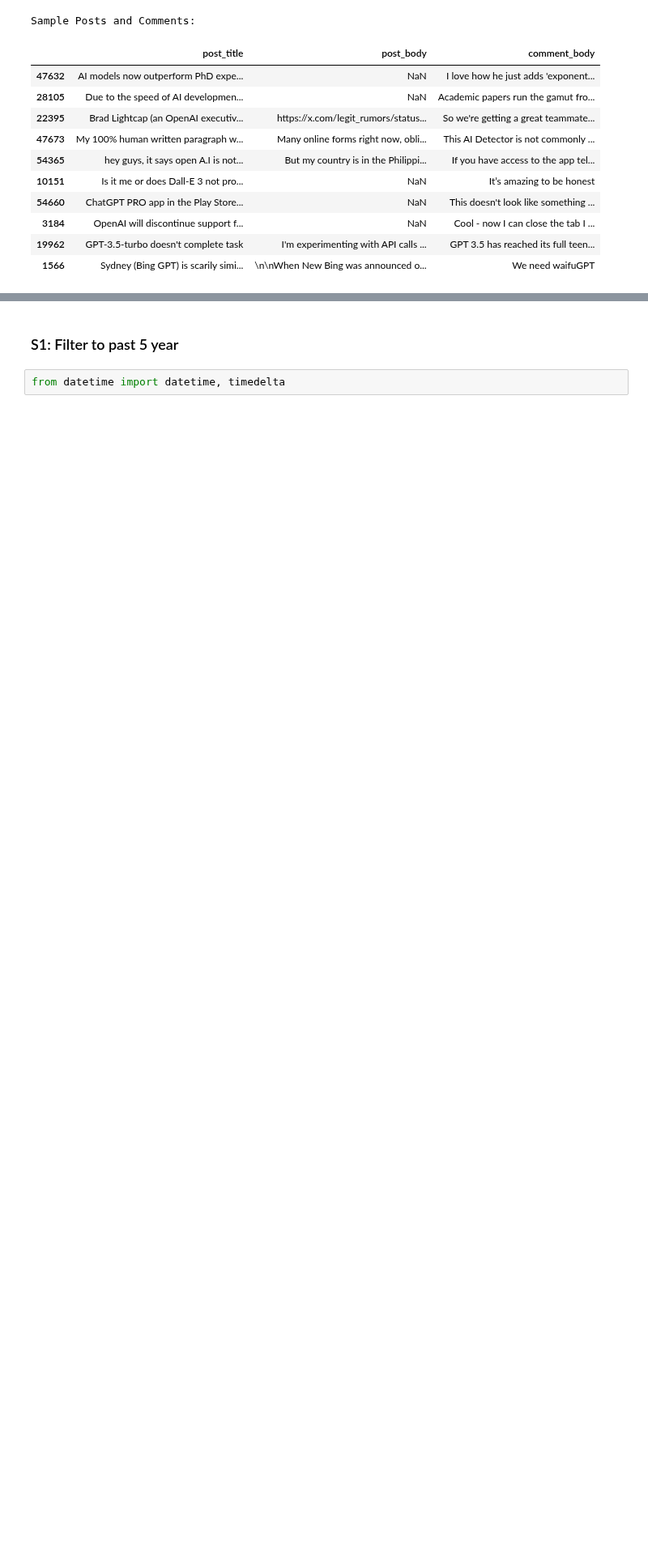
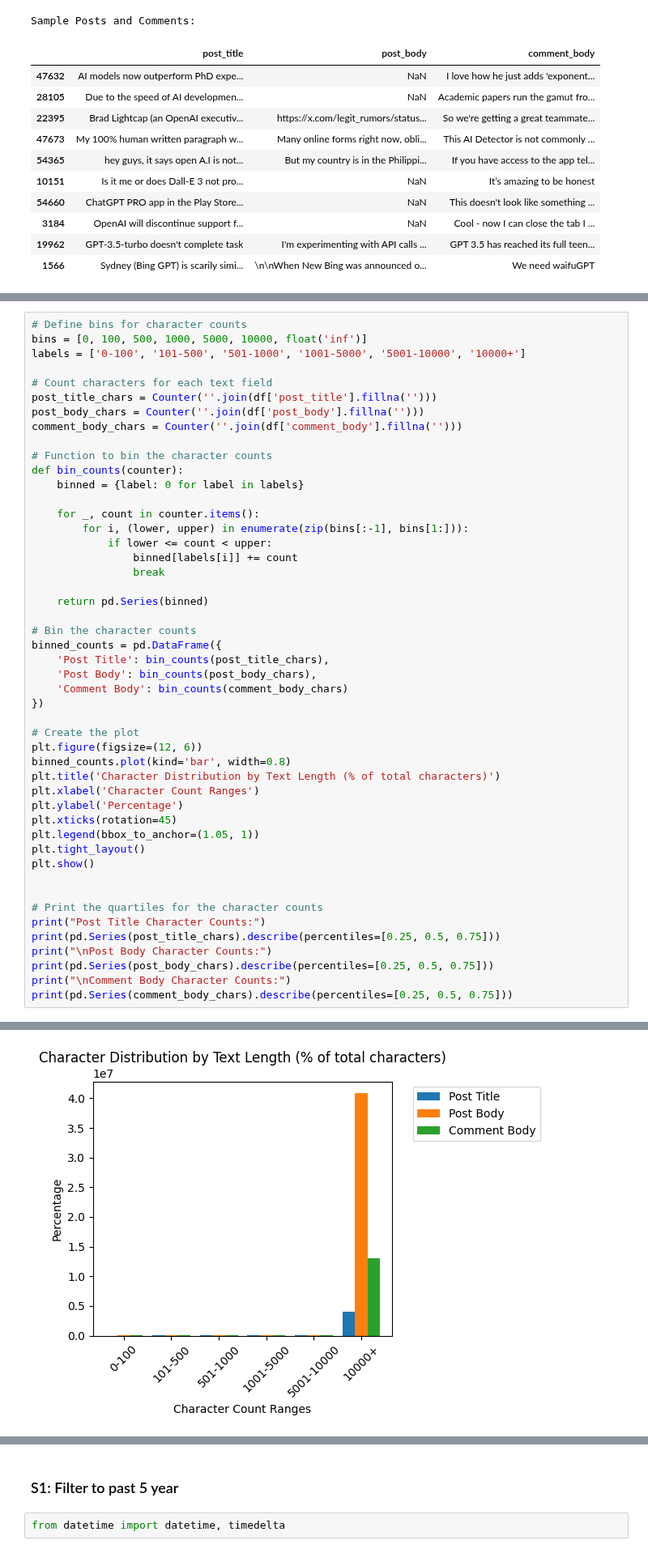
Before and after one commit to ajm2004/OpenAI-Sentiment-Analysis, a Jupyter notebook: openAI_Notebook.ipynb, the cells around one changed output, grey strips where cells are left out. Shown at 81% size. Saved outputs shown, nothing was run; the diff lists cells and outputs as text; blank space fills up the shorter version.

```diff
--- a/openAI_Notebook.ipynb
+++ b/openAI_Notebook.ipynb
@@ -538,0 +581,49 @@ Sample Posts and Comments:
+# %%
+# Define bins for character counts
+bins = [0, 100, 500, 1000, 5000, 10000, float('inf')]
+labels = ['0-100', '101-500', '501-1000', '1001-5000', '5001-10000', '10000+']
+
+# Count characters for each text field
+post_title_chars = Counter(''.join(df['post_title'].fillna('')))
+post_body_chars = Counter(''.join(df['post_body'].fillna('')))
+comment_body_chars = Counter(''.join(df['comment_body'].fillna('')))
+
+# Function to bin the character counts
+def bin_counts(counter):
+    binned = {label: 0 for label in labels}
+
+    for _, count in counter.items():
+        for i, (lower, upper) in enumerate(zip(bins[:-1], bins[1:])):
+            if lower <= count < upper:
+                binned[labels[i]] += count
+                break
+
+    return pd.Series(binned)
+
+# Bin the character counts
+binned_counts = pd.DataFrame({
+    'Post Title': bin_counts(post_title_chars),
+    'Post Body': bin_counts(post_body_chars),
+    'Comment Body': bin_counts(comment_body_chars)
+})
+
+# Create the plot
+plt.figure(figsize=(12, 6))
+binned_counts.plot(kind='bar', width=0.8)
+plt.title('Character Distribution by Text Length (% of total characters)')
+plt.xlabel('Character Count Ranges')
+plt.ylabel('Percentage')
+plt.xticks(rotation=45)
+plt.legend(bbox_to_anchor=(1.05, 1))
+plt.tight_layout()
+plt.show()
+
+
+# Print the quartiles for the character counts
+print("Post Title Character Counts:")
+print(pd.Series(post_title_chars).describe(percentiles=[0.25, 0.5, 0.75]))
+print("\nPost Body Character Counts:")
+print(pd.Series(post_body_chars).describe(percentiles=[0.25, 0.5, 0.75]))
+print("\nComment Body Character Counts:")
+print(pd.Series(comment_body_chars).describe(percentiles=[0.25, 0.5, 0.75]))
+# %% [output]
@@ -538,0 +631 @@ Sample Posts and Comments:
+[figure, added]
```
Also changed, not shown: parts of 31 cells of this notebook.
